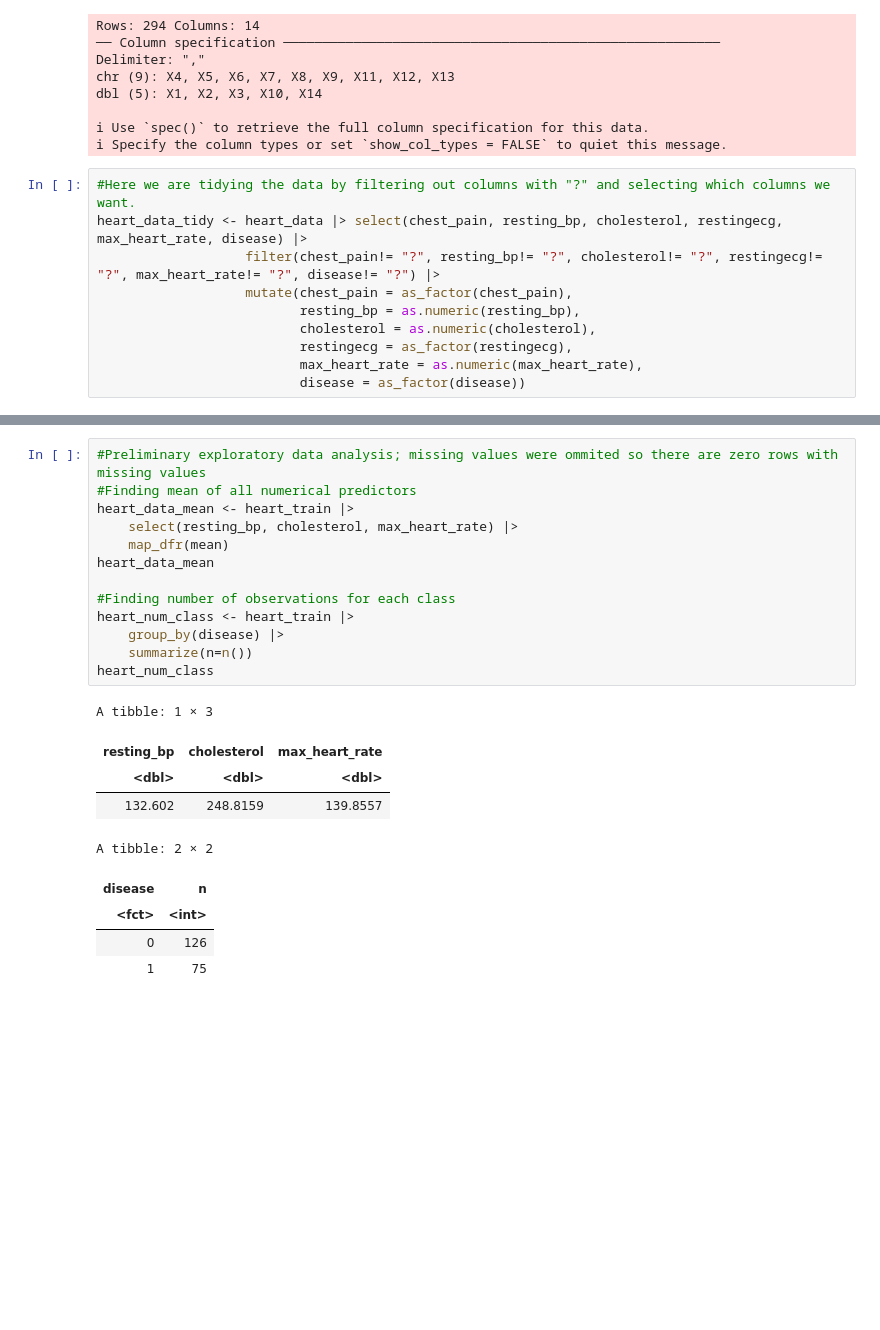
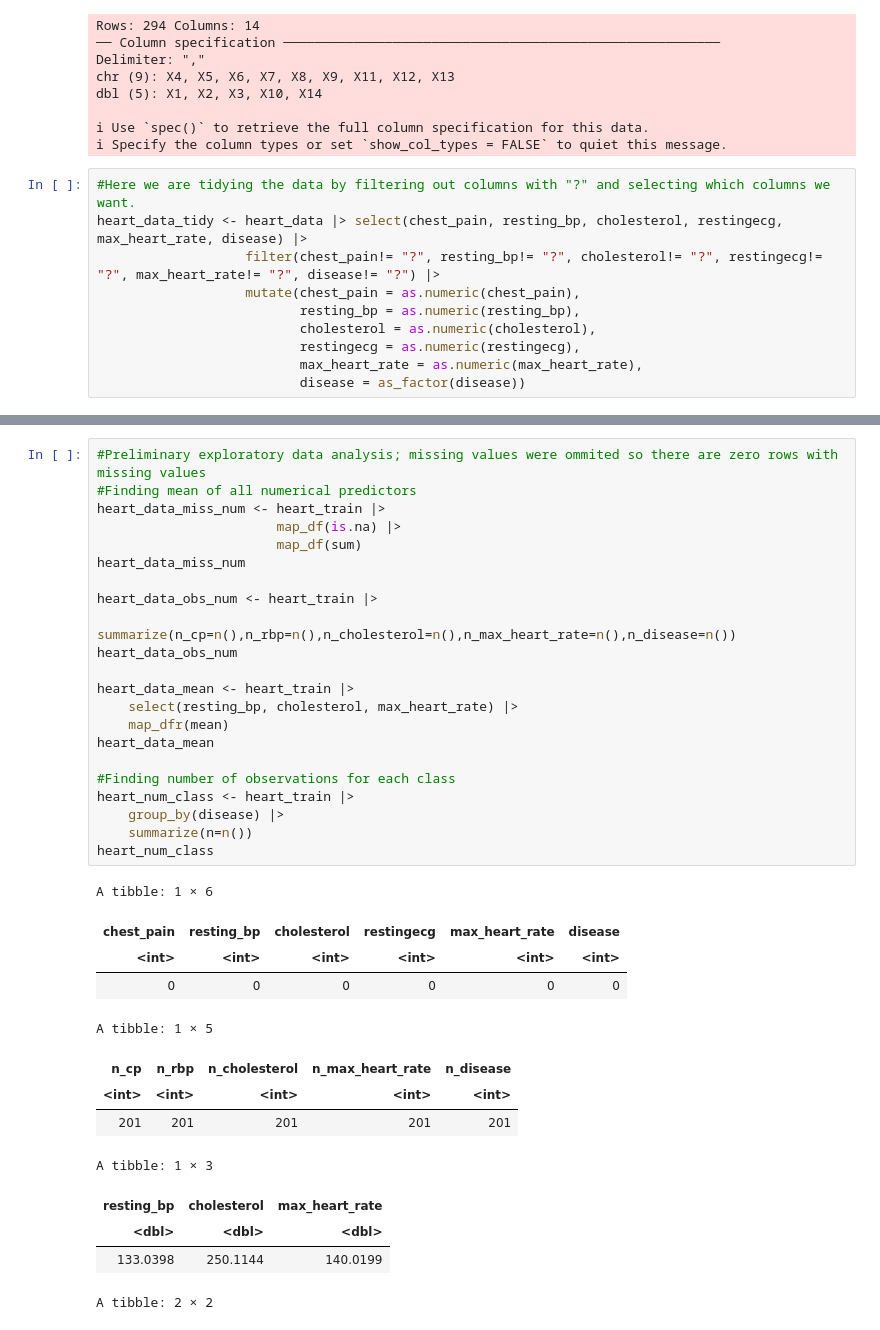
Before and after one commit to drew-gnaw/DSCI100-G81, a Jupyter notebook: Proposal.ipynb, the cells around one changed output, grey strips where cells are left out. Cells and saved outputs as stored; diff of their text form; blank space fills up the shorter version.

```diff
--- a/Proposal.ipynb
+++ b/Proposal.ipynb
@@ -41,10 +42,10 @@ dbl (5): X1, X2, X3, X10, X14
 #Here we are tidying the data by filtering out columns with "?" and selecting which columns we want.
 heart_data_tidy <- heart_data |> select(chest_pain, resting_bp, cholesterol, restingecg, max_heart_rate, disease) |>
                    filter(chest_pain!= "?", resting_bp!= "?", cholesterol!= "?", restingecg!= "?", max_heart_rate!= "?", disease!= "?") |>
-                   mutate(chest_pain = as_factor(chest_pain),
+                   mutate(chest_pain = as.numeric(chest_pain),
                           resting_bp = as.numeric(resting_bp),
                           cholesterol = as.numeric(cholesterol),
-                          restingecg = as_factor(restingecg),
+                          restingecg = as.numeric(restingecg),
                           max_heart_rate = as.numeric(max_heart_rate),
                           disease = as_factor(disease))
 # %%
@@ -66,23 +67,36 @@ A tibble: 201 × 6
 # %%
 #Preliminary exploratory data analysis; missing values were ommited so there are zero rows with missing values
 #Finding mean of all numerical predictors
+heart_data_miss_num <- heart_train |>
+                       map_df(is.na) |>
+                       map_df(sum)
+heart_data_miss_num
+
+heart_data_obs_num <- heart_train |>
+                      summarize(n_cp=n(),n_rbp=n(),n_cholesterol=n(),n_max_heart_rate=n(),n_disease=n())
+heart_data_obs_num
+
 heart_data_mean <- heart_train |>
     select(resting_bp, cholesterol, max_heart_rate) |>
     map_dfr(mean)
 heart_data_mean
 
 #Finding number of observations for each class
 heart_num_class <- heart_train |>
     group_by(disease) |>
     summarize(n=n())
 heart_num_class
 # %% [output]
-A tibble: 1 × 3
+A tibble: 1 × 6
-| resting_bp | cholesterol | max_heart_rate |
-| <dbl> | <dbl> | <dbl> |
-| 132.602 | 248.8159 | 139.8557 |
+| chest_pain | resting_bp | cholesterol | restingecg | max_heart_rate | disease |
+| <int> | <int> | <int> | <int> | <int> | <int> |
+| 0 | 0 | 0 | 0 | 0 | 0 |
-A tibble: 2 × 2
+A tibble: 1 × 5
-| disease | n |
-| <fct> | <int> |
-| 0 | 126 |
-| 1 | 75 |
+| n_cp | n_rbp | n_cholesterol | n_max_heart_rate | n_disease |
+| <int> | <int> | <int> | <int> | <int> |
+| 201 | 201 | 201 | 201 | 201 |
+A tibble: 1 × 3
+| resting_bp | cholesterol | max_heart_rate |
+| <dbl> | <dbl> | <dbl> |
+| 133.0398 | 250.1144 | 140.0199 |
+A tibble: 2 × 2
```
Also changed, not shown: parts of 4 cells of this notebook.
